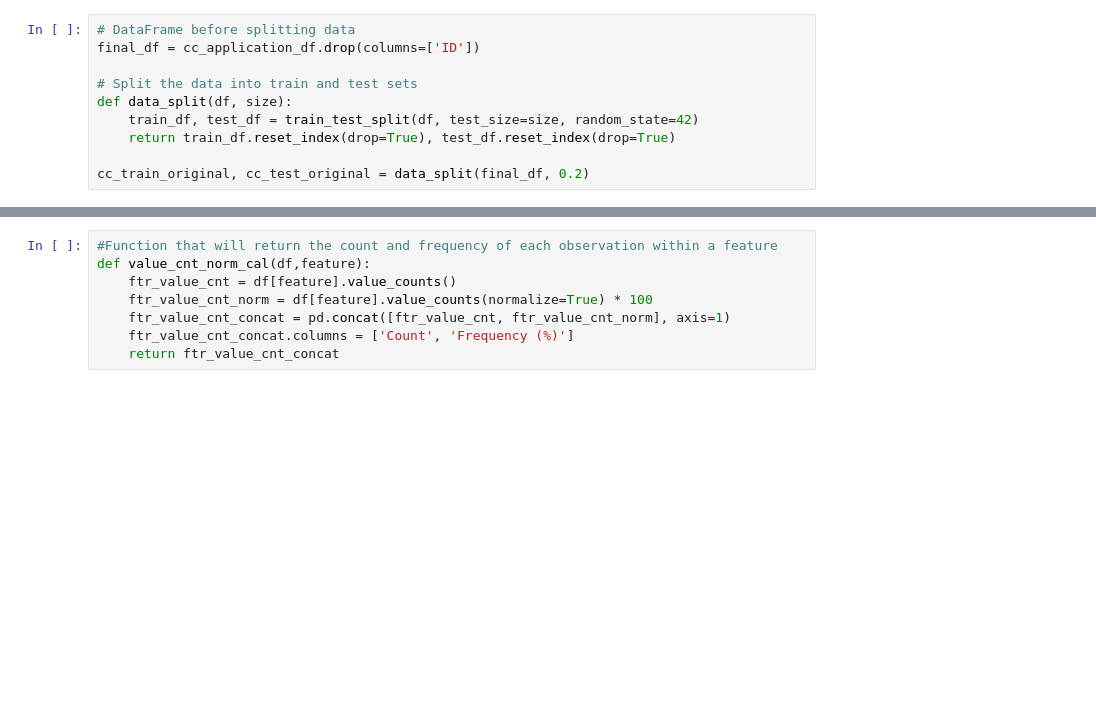
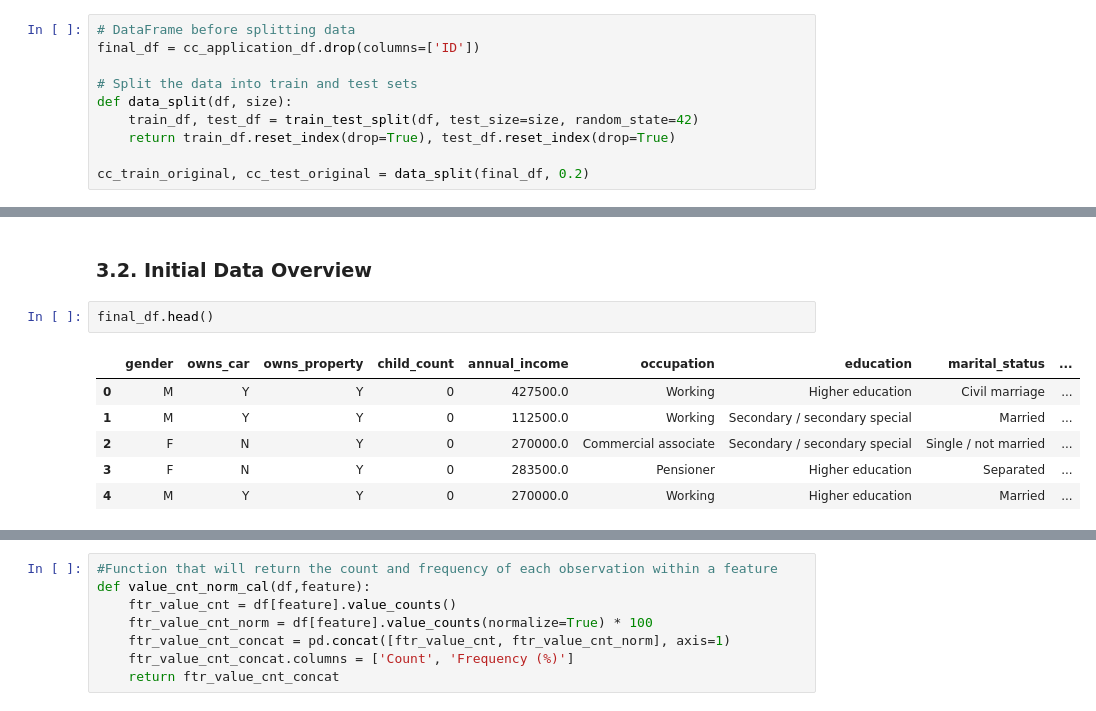
Before and after one commit to himaanssu/Credit_Card_Approval_Prediction, a Jupyter notebook: project.ipynb, the cells around one changed output, grey strips where cells are left out. Saved outputs shown, nothing was run; the diff lists cells and outputs as text; blank space fills up the shorter version.

```diff
--- a/project.ipynb
+++ b/project.ipynb
@@ -74,0 +93,11 @@ cc_train_original, cc_test_original = data_split(final_df, 0.2)
+# %% [markdown]
+### 3.2. **Initial Data Overview**
+# %%
+final_df.head()
+# %% [output]
+|  | gender | owns_car | owns_property | child_count | annual_income | occupation | education | marital_status | ... |
+| 0 | M | Y | Y | 0 | 427500.0 | Working | Higher education | Civil marriage | ... |
+| 1 | M | Y | Y | 0 | 112500.0 | Working | Secondary / secondary special | Married | ... |
+| 2 | F | N | Y | 0 | 270000.0 | Commercial associate | Secondary / secondary special | Single / not married | ... |
+| 3 | F | N | Y | 0 | 283500.0 | Pensioner | Higher education | Separated | ... |
+| 4 | M | Y | Y | 0 | 270000.0 | Working | Higher education | Married | ... |
```
Also changed, not shown: parts of 38 cells of this notebook, 1 other file.
